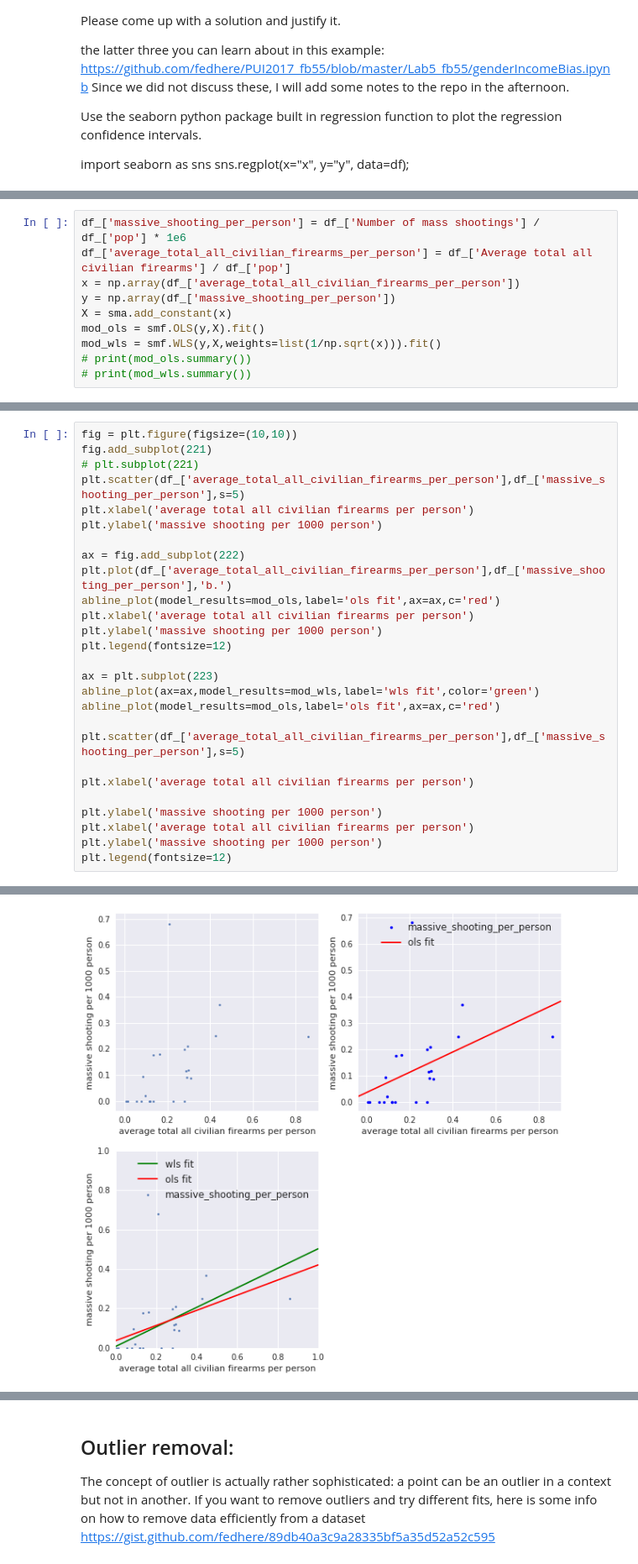
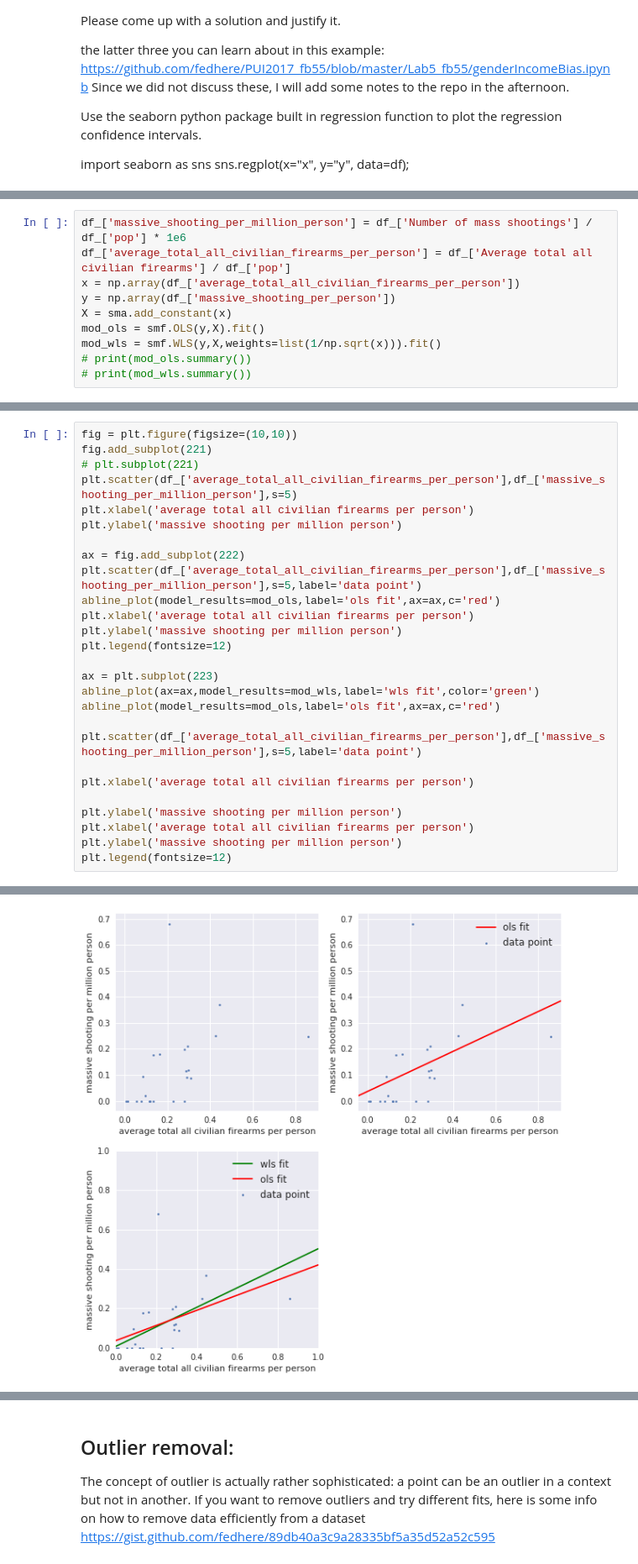
Before and after one commit to Mingyi1995/PUI2018_mh5172, a Jupyter notebook: HW9_mh5172/Assignment3_mh5172.ipynb, the cells around one changed output, grey strips where cells are left out. Shown: that part at 84% size. Drawn from its saved outputs; the diff is of its cells as text.

```diff
--- a/HW9_mh5172/Assignment3_mh5172.ipynb
+++ b/HW9_mh5172/Assignment3_mh5172.ipynb
@@ -433,5 +372,5 @@ Name: Number of mass shootings, dtype: int64
 # %%
-df_['massive_shooting_per_person'] = df_['Number of mass shootings'] / df_['pop'] * 1e6
+df_['massive_shooting_per_million_person'] = df_['Number of mass shootings'] / df_['pop'] * 1e6
 df_['average_total_all_civilian_firearms_per_person'] = df_['Average total all civilian firearms'] / df_['pop']
 x = np.array(df_['average_total_all_civilian_firearms_per_person'])
 y = np.array(df_['massive_shooting_per_person'])
@@ -443,30 +393,30 @@ mod_wls = smf.WLS(y,X,weights=list(1/np.sqrt(x))).fit()
 # %%
 fig = plt.figure(figsize=(10,10))
 fig.add_subplot(221)
 # plt.subplot(221)
-plt.scatter(df_['average_total_all_civilian_firearms_per_person'],df_['massive_shooting_per_person'],s=5)
+plt.scatter(df_['average_total_all_civilian_firearms_per_person'],df_['massive_shooting_per_million_person'],s=5)
 plt.xlabel('average total all civilian firearms per person')
-plt.ylabel('massive shooting per 1000 person')
+plt.ylabel('massive shooting per million person')
 
 ax = fig.add_subplot(222)
-plt.plot(df_['average_total_all_civilian_firearms_per_person'],df_['massive_shooting_per_person'],'b.')
+plt.scatter(df_['average_total_all_civilian_firearms_per_person'],df_['massive_shooting_per_million_person'],s=5,label='data point')
 abline_plot(model_results=mod_ols,label='ols fit',ax=ax,c='red')
 plt.xlabel('average total all civilian firearms per person')
-plt.ylabel('massive shooting per 1000 person')
+plt.ylabel('massive shooting per million person')
 plt.legend(fontsize=12)
 
 ax = plt.subplot(223)
 abline_plot(ax=ax,model_results=mod_wls,label='wls fit',color='green')
 abline_plot(model_results=mod_ols,label='ols fit',ax=ax,c='red')
 
-plt.scatter(df_['average_total_all_civilian_firearms_per_person'],df_['massive_shooting_per_person'],s=5)
+plt.scatter(df_['average_total_all_civilian_firearms_per_person'],df_['massive_shooting_per_million_person'],s=5,label='data point')
 
 plt.xlabel('average total all civilian firearms per person')
 
-plt.ylabel('massive shooting per 1000 person')
+plt.ylabel('massive shooting per million person')
 plt.xlabel('average total all civilian firearms per person')
-plt.ylabel('massive shooting per 1000 person')
+plt.ylabel('massive shooting per million person')
 plt.legend(fontsize=12)
 # %% [output]
 <matplotlib.legend.Legend at 0x...>
-[figure, old version]
+[figure, new version]
```
Also changed, not shown: parts of 18 cells of this notebook.
